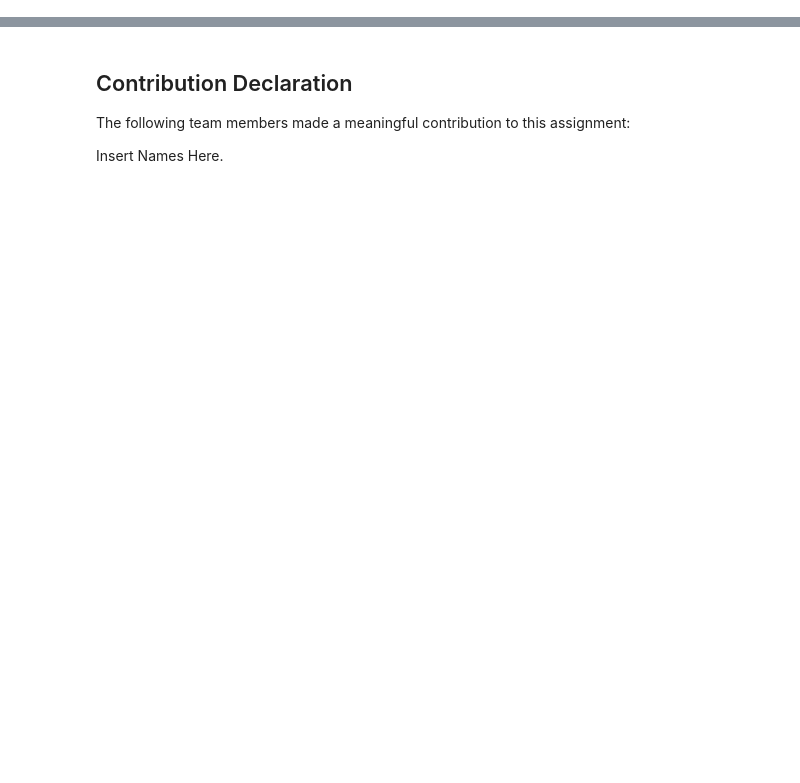
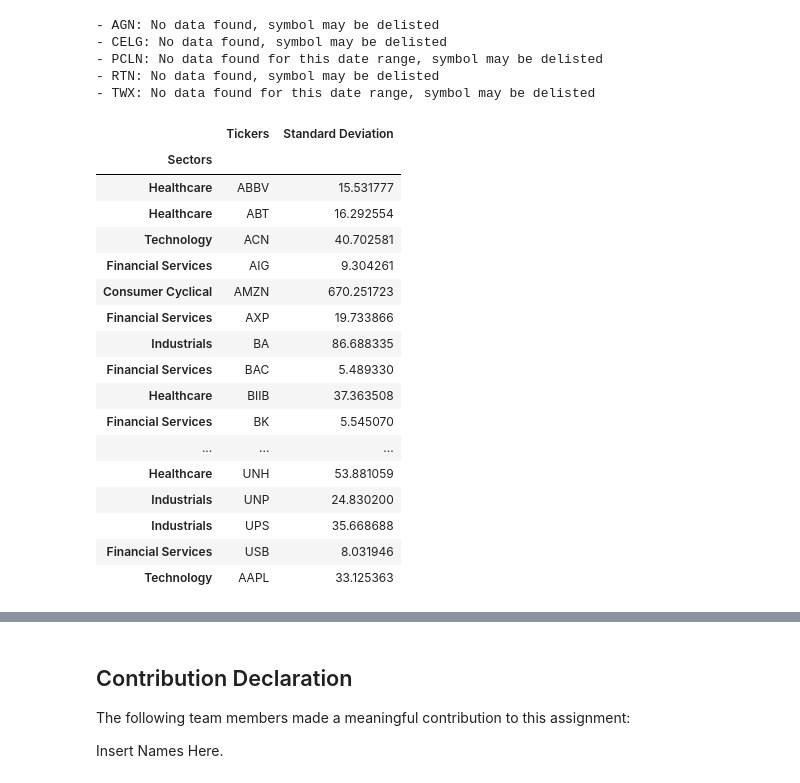
Before and after one commit to Stephens-organization/CFM-Group-Assignment, a Jupyter notebook: Team_XX_Assignment.ipynb, the cells around one changed output, grey strips where cells are left out. Cells and saved outputs as stored; diff of their text form; code cells hidden in the pictures; blank space fills up the shorter version.

```diff
--- a/Team_XX_Assignment.ipynb
+++ b/Team_XX_Assignment.ipynb
@@ -37,0 +15,6 @@ SyntaxError: unexpected EOF while parsing (<ipython-input-4-f6589f3c8e58>, line
+# %%
+# Importing csv file with tickers and reformatting dataframe
+ticker_list = pd.read_csv("Tickers.csv")
+add_columns = pd.DataFrame({ticker_list.columns[0]:ticker_list.columns[0]}, index=[len(ticker_list)])
+ticker_list = ticker_list.append(add_columns)
+ticker_list.columns=['Tickers']
@@ -37,0 +37,48 @@ SyntaxError: unexpected EOF while parsing (<ipython-input-4-f6589f3c8e58>, line
+# %%
+sector_list = pd.DataFrame(columns = ['Sectors'])
+
+def get_deviation(ticker):
+    stock_ticker = ticker
+    stock_hist = stock_ticker.history(start='2019-01-01', end='2021-07-01')
+    return stock_hist['Close'].std()
+
+i = 0
+
+for i in range (len(ticker_list)):
+    stock = yf.Ticker(ticker_list.iloc[i, 0])
+    sector = stock.info.get('sector')
+    add_data = pd.DataFrame({'Sectors':sector,
+                             'Standard Deviation': get_deviation(stock)},index=[i])
+    sector_list = sector_list.append(add_data)
+# %% [output]
+- AGN: No data found, symbol may be delisted
+- CELG: No data found, symbol may be delisted
+- PCLN: No data found for this date range, symbol may be delisted
+- RTN: No data found, symbol may be delisted
+- TWX: No data found for this date range, symbol may be delisted
+# %%
+ticker_list = pd.concat([ticker_list, sector_list], join='inner',axis=1)
+# %%
+ticker_list = ticker_list[ticker_list.Sectors.notnull()]
+ticker_list.set_index('Sectors', inplace=True)
+# %%
+ticker_list
+# %% [output]
+|  | Tickers | Standard Deviation |
+| Sectors |  |  |
+| Healthcare | ABBV | 15.531777 |
+| Healthcare | ABT | 16.292554 |
+| Technology | ACN | 40.702581 |
+| Financial Services | AIG | 9.304261 |
+| Consumer Cyclical | AMZN | 670.251723 |
+| Financial Services | AXP | 19.733866 |
+| Industrials | BA | 86.688335 |
+| Financial Services | BAC | 5.489330 |
+| Healthcare | BIIB | 37.363508 |
+| Financial Services | BK | 5.545070 |
+| ... | ... | ... |
+| Healthcare | UNH | 53.881059 |
+| Industrials | UNP | 24.830200 |
+| Industrials | UPS | 35.668688 |
+| Financial Services | USB | 8.031946 |
+| Technology | AAPL | 33.125363 |
```
Also changed, not shown: parts of 18 cells of this notebook.
